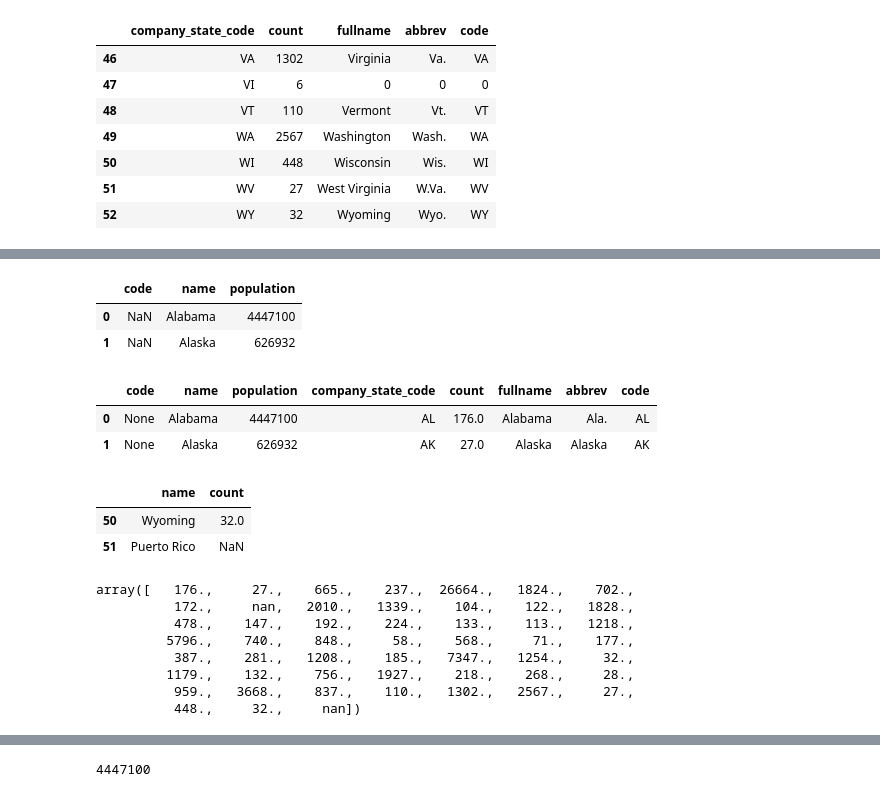
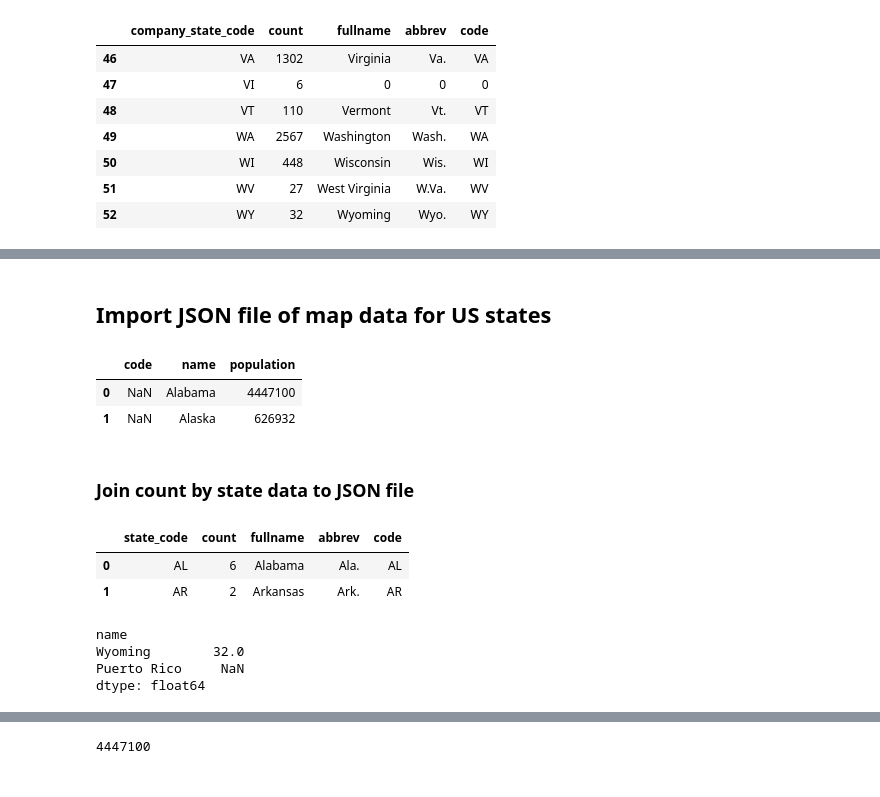
Before and after one commit to McnultyOne/octo-parakeet, a Jupyter notebook: mappingUSstates/MappingCities.ipynb, the cells around one changed output, grey strips where cells are left out. Saved outputs shown, nothing was run; the diff lists cells and outputs as text; code cells hidden in the pictures.

```diff
--- a/mappingUSstates/MappingCities.ipynb
+++ b/mappingUSstates/MappingCities.ipynb
@@ -152,2 +141,8 @@ matched.fillna(value=0,inplace=True)
+# %%
+statecountsmatch.fillna(value=0,inplace=True)
+operatingcountsmatch.fillna(value=0,inplace=True)
+acquiredcountsmatch.fillna(value=0,inplace=True)
+closedcountsmatch.fillna(value=0,inplace=True)
+ipocountsmatch.fillna(value=0,inplace=True)
 # %%
 # Note "VI" is "Virgin Islands" and we can ignore I think
@@ -164,3 +181,5 @@ matched.tail(7)
+# %% [markdown]
+## Import JSON file of map data for US states
 # %%
 import json
 usjson = json.load(open("us-state-centroids.json"))
@@ -186,0 +201,2 @@ propertiesmatched = pysqldf(q2)
+# %% [markdown]
+### Join count by state data to JSON file
@@ -187,6 +215,6 @@ propertiesmatched = pysqldf(q2)
 # %%
-propertiesmatched.head(2)
+acquiredcountsmatch.head(2)
 # %% [output]
-|  | code | name | population | company_state_code | count | fullname | abbrev | code |
-| 0 | None | Alabama | 4447100 | AL | 176.0 | Alabama | Ala. | AL |
-| 1 | None | Alaska | 626932 | AK | 27.0 | Alaska | Alaska | AK |
+|  | state_code | count | fullname | abbrev | code |
+| 0 | AL | 6 | Alabama | Ala. | AL |
+| 1 | AR | 2 | Arkansas | Ark. | AR |
@@ -195,17 +233,7 @@ counttostate = propertiesmatched[["name","count"]]
 # %%
-counttostate.tail(2)
+statesCTA.tail(2)
 # %% [output]
-|  | name | count |
-| 50 | Wyoming | 32.0 |
-| 51 | Puerto Rico | NaN |
+name
+Wyoming        32.0
+Puerto Rico     NaN
+dtype: float64
-# %%
-np.array(counttostate["count"])
-# %% [output]
-array([   176.,     27.,    665.,    237.,  26664.,   1824.,    702.,
-          172.,     nan,   2010.,   1339.,    104.,    122.,   1828.,
-          478.,    147.,    192.,    224.,    133.,    113.,   1218.,
-         5796.,    740.,    848.,     58.,    568.,     71.,    177.,
-          387.,    281.,   1208.,    185.,   7347.,   1254.,     32.,
-         1179.,    132.,    756.,   1927.,    218.,    268.,     28.,
-          959.,   3668.,    837.,    110.,   1302.,   2567.,     27.,
-          448.,     32.,     nan])
```
Also changed, not shown: parts of 33 cells of this notebook, 25 other files.
